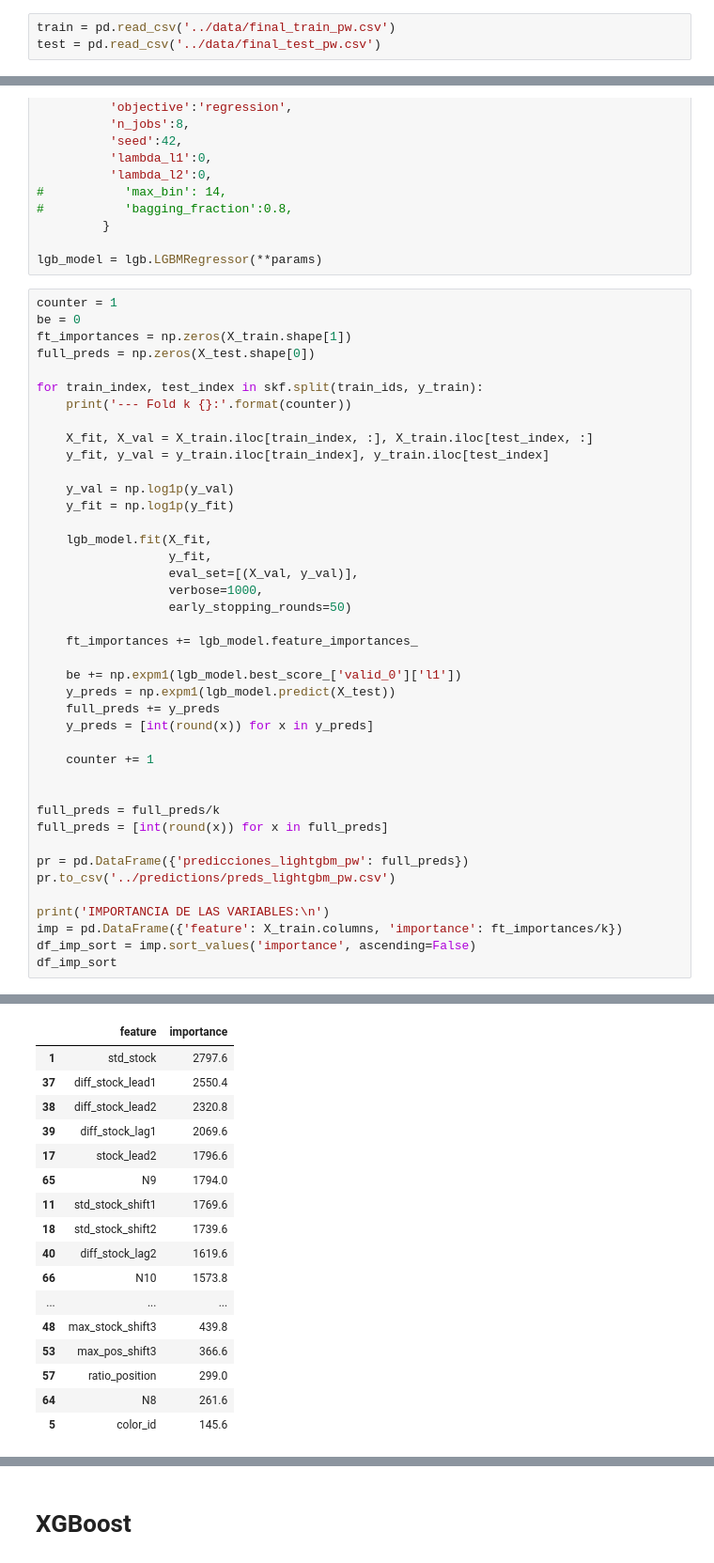
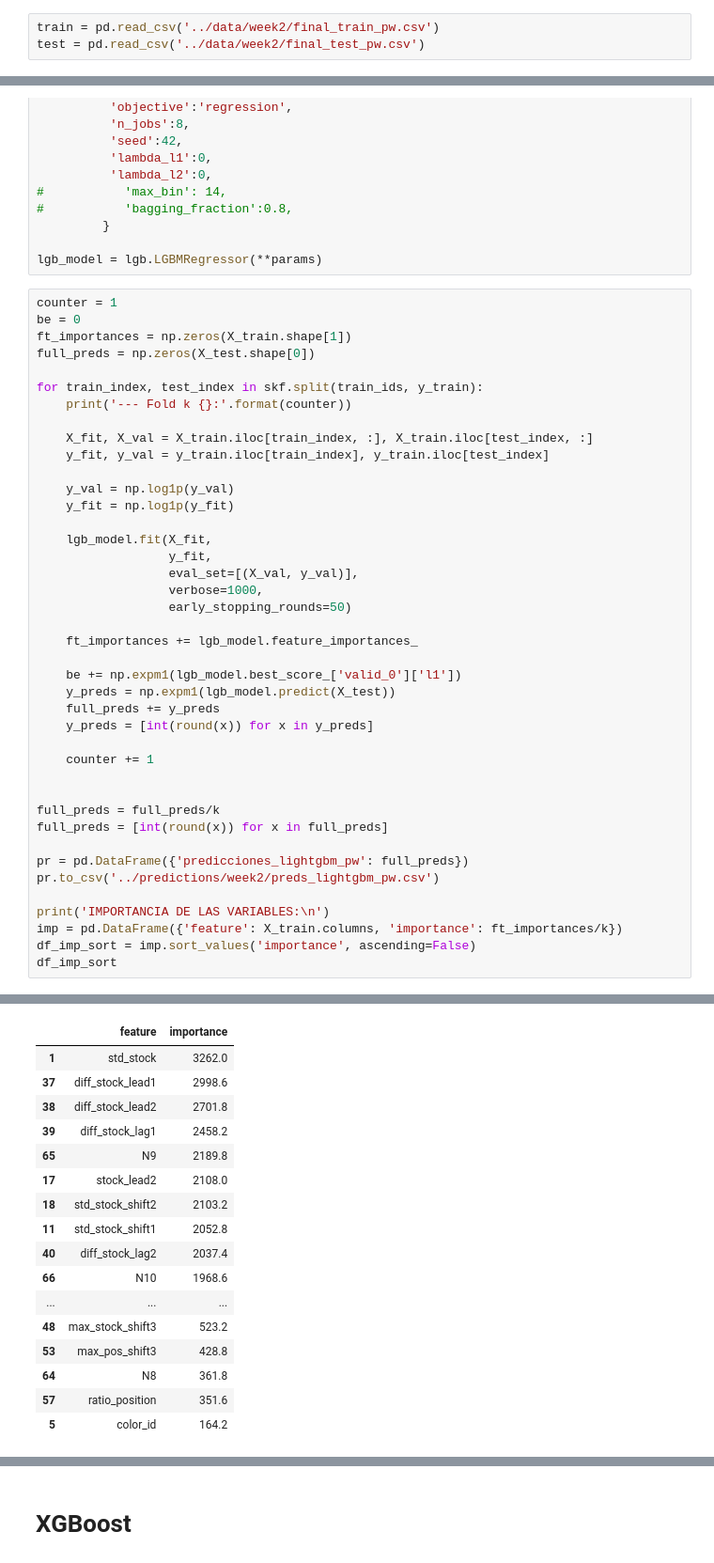
Before and after one commit to rodgomrod/Zara_Competition, a Jupyter notebook: Notebooks/R3_MODELING_by_product_week.ipynb, the cells around one changed output, grey strips where cells are left out. Shown: that part at 94% size. Drawn from its saved outputs; the diff is of its cells as text.

```diff
--- a/Notebooks/R3_MODELING_by_product_week.ipynb
+++ b/Notebooks/R3_MODELING_by_product_week.ipynb
@@ -37,8 +37,8 @@ Using TensorFlow backend.
 # %% [markdown]
 # Datos
 # %%
-train = pd.read_csv('../data/final_train_pw.csv')
-test = pd.read_csv('../data/final_test_pw.csv')
+train = pd.read_csv('../data/week2/final_train_pw.csv')
+test = pd.read_csv('../data/week2/final_test_pw.csv')
 # %%
 train.head()
 # %% [output]
@@ -198,7 +198,7 @@ full_preds = full_preds/k
 full_preds = [int(round(x)) for x in full_preds]
 
 pr = pd.DataFrame({'predicciones_lightgbm_pw': full_preds})
-pr.to_csv('../predictions/preds_lightgbm_pw.csv')
+pr.to_csv('../predictions/week2/preds_lightgbm_pw.csv')
 
 print('IMPORTANCIA DE LAS VARIABLES:\n')
 imp = pd.DataFrame({'feature': X_train.columns, 'importance': ft_importances/k})
@@ -224,21 +224,21 @@ Early stopping, best iteration is:
 IMPORTANCIA DE LAS VARIABLES:
 |  | feature | importance |
-| 1 | std_stock | 2797.6 |
-| 37 | diff_stock_lead1 | 2550.4 |
-| 38 | diff_stock_lead2 | 2320.8 |
-| 39 | diff_stock_lag1 | 2069.6 |
-| 17 | stock_lead2 | 1796.6 |
-| 65 | N9 | 1794.0 |
-| 11 | std_stock_shift1 | 1769.6 |
-| 18 | std_stock_shift2 | 1739.6 |
-| 40 | diff_stock_lag2 | 1619.6 |
-| 66 | N10 | 1573.8 |
+| 1 | std_stock | 3262.0 |
+| 37 | diff_stock_lead1 | 2998.6 |
+| 38 | diff_stock_lead2 | 2701.8 |
+| 39 | diff_stock_lag1 | 2458.2 |
+| 65 | N9 | 2189.8 |
+| 17 | stock_lead2 | 2108.0 |
+| 18 | std_stock_shift2 | 2103.2 |
+| 11 | std_stock_shift1 | 2052.8 |
+| 40 | diff_stock_lag2 | 2037.4 |
+| 66 | N10 | 1968.6 |
 | ... | ... | ... |
-| 48 | max_stock_shift3 | 439.8 |
-| 53 | max_pos_shift3 | 366.6 |
-| 57 | ratio_position | 299.0 |
-| 64 | N8 | 261.6 |
-| 5 | color_id | 145.6 |
+| 48 | max_stock_shift3 | 523.2 |
+| 53 | max_pos_shift3 | 428.8 |
+| 64 | N8 | 361.8 |
+| 57 | ratio_position | 351.6 |
+| 5 | color_id | 164.2 |
 69 rows × 2 columns
 # %% [markdown]
 # XGBoost
```
Also changed, not shown: parts of 6 cells of this notebook, 15 other files.
